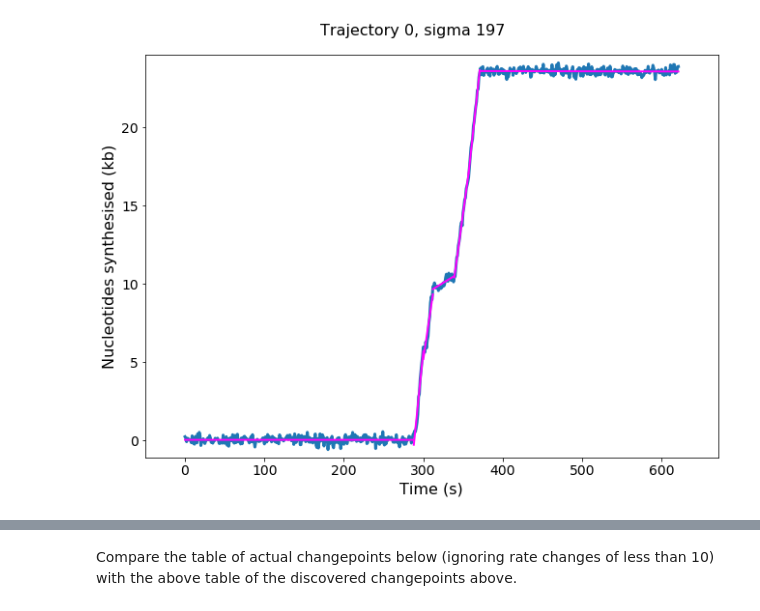
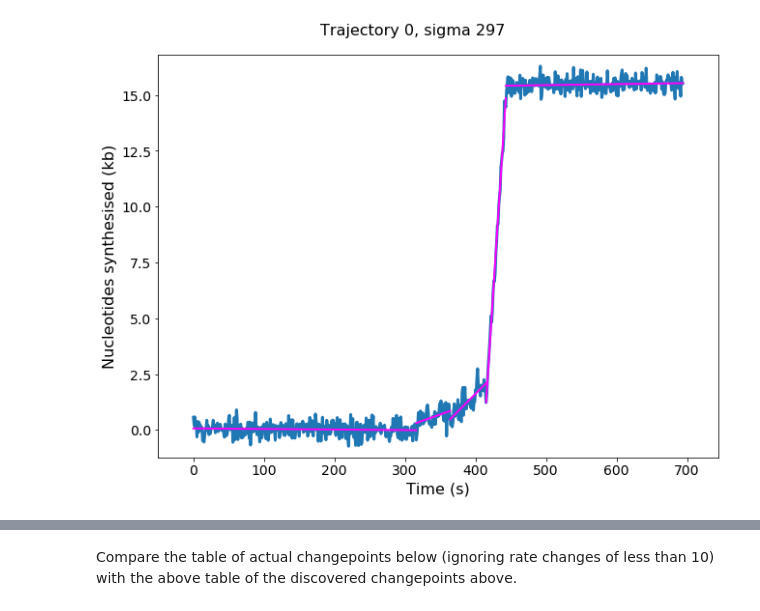
Before and after one commit to flynn949/beadpy, a Jupyter notebook: Trajectory_Simulator.ipynb, the cells around one changed output, grey strips where cells are left out. Saved outputs shown, nothing was run; the diff lists cells and outputs as text; code cells hidden in the pictures.

```diff
--- a/Trajectory_Simulator.ipynb
+++ b/Trajectory_Simulator.ipynb
@@ -51,16 +68,16 @@ def trajectory_simulator(pre_duration = 250, pre_sigma = 50, post = 250, mean_du
     return results
 # %%
 test = trajectory_simulator(pre_duration = 300, pre_sigma = 10,
-                                                   mean_duration = 100, duration_sigma = 10,
+                                                   mean_duration = 120,
                                                    mean_rate = 450, rate_sigma = 150,
-                                                   noise_sigma = 200,
-                                                   pause_prob = 0.05,pause_duration_prob = 0.85, trajectory_number = 0)
+                                                   noise_sigma = 200, noise_sigma_sigma=50,
+                                                   pause_prob = 0.001,pause_duration_prob = 0.95, trajectory_number = 0)
 exampletrajseg = beadpy.trajectory_plotter(test, 0, method = ('auto', 'whole'),
                                            sigma_start = 10, sigma_end = 250,
                                            eventregion = (200,500),
                                            segmenttable = 0)
 # %% [output]
-[figure, old version]
+[figure, new version]
 # %%
 exampletrajseg
 # %% [output]
```
Also changed, not shown: parts of 6 cells of this notebook.
